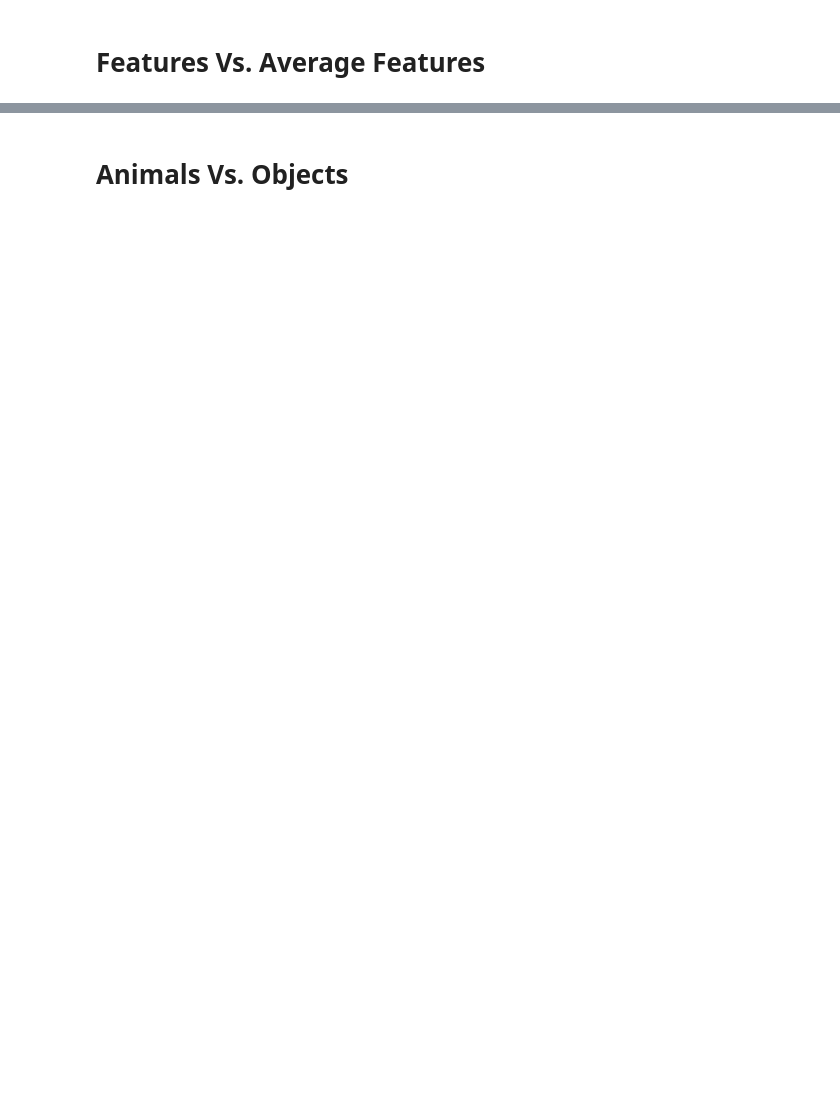
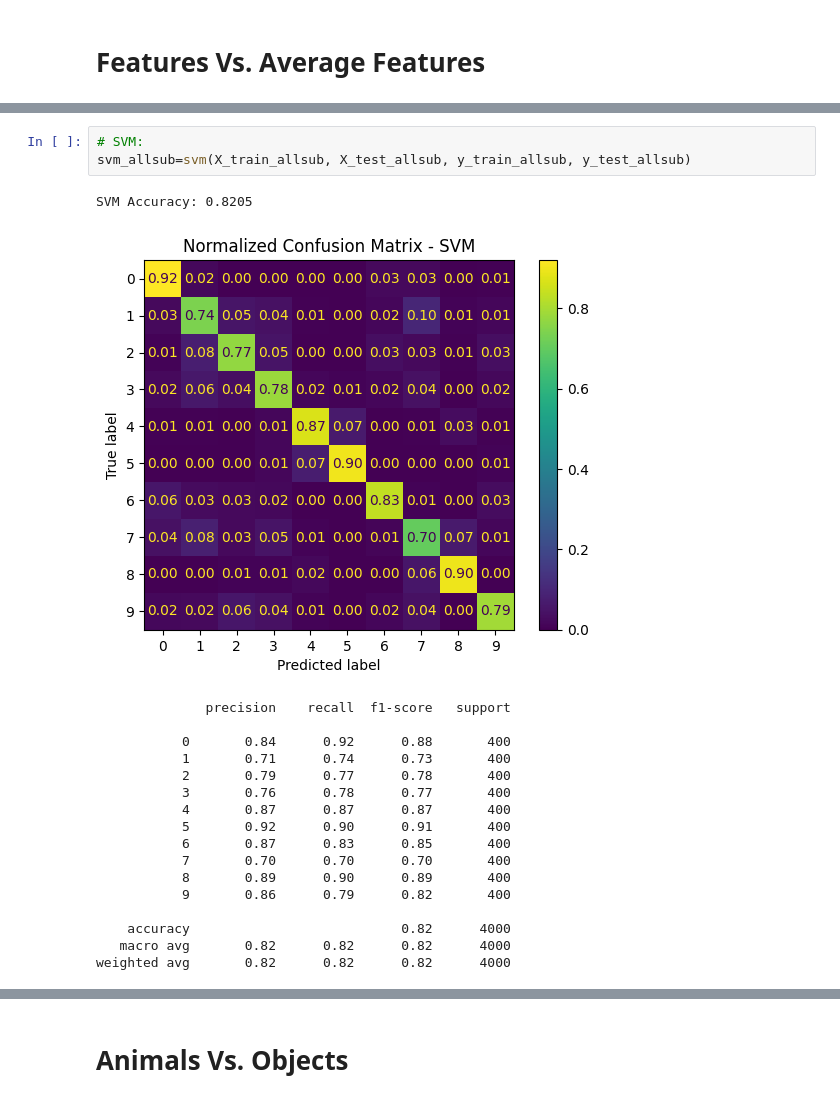
Before and after one commit to Dennis-T-cloud/EEG-Biometrics-Neural-Identity, a Jupyter notebook: 05_ml.ipynb, the cells around one changed output, grey strips where cells are left out. Cells and saved outputs as stored; diff of their text form; blank space fills up the shorter version.

```diff
--- a/05_ml.ipynb
+++ b/05_ml.ipynb
@@ -203,0 +158,22 @@ Average accuracy is 0.8074166666666667
+# %%
+# SVM:
+svm_allsub=svm(X_train_allsub, X_test_allsub, y_train_allsub, y_test_allsub)
+# %% [output]
+SVM Accuracy: 0.8205
+[figure, added]
+              precision    recall  f1-score   support
+
+           0       0.84      0.92      0.88       400
+           1       0.71      0.74      0.73       400
+           2       0.79      0.77      0.78       400
+           3       0.76      0.78      0.77       400
+           4       0.87      0.87      0.87       400
+           5       0.92      0.90      0.91       400
+           6       0.87      0.83      0.85       400
+           7       0.70      0.70      0.70       400
+           8       0.89      0.90      0.89       400
+           9       0.86      0.79      0.82       400
+
+    accuracy                           0.82      4000
+   macro avg       0.82      0.82      0.82      4000
+weighted avg       0.82      0.82      0.82      4000
```
Also changed, not shown: parts of 40 cells of this notebook.
